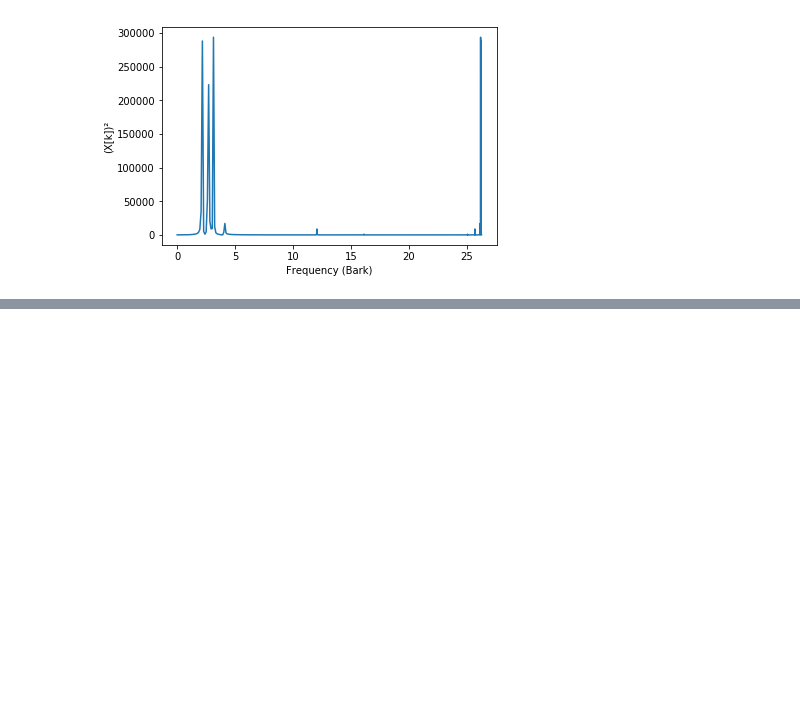
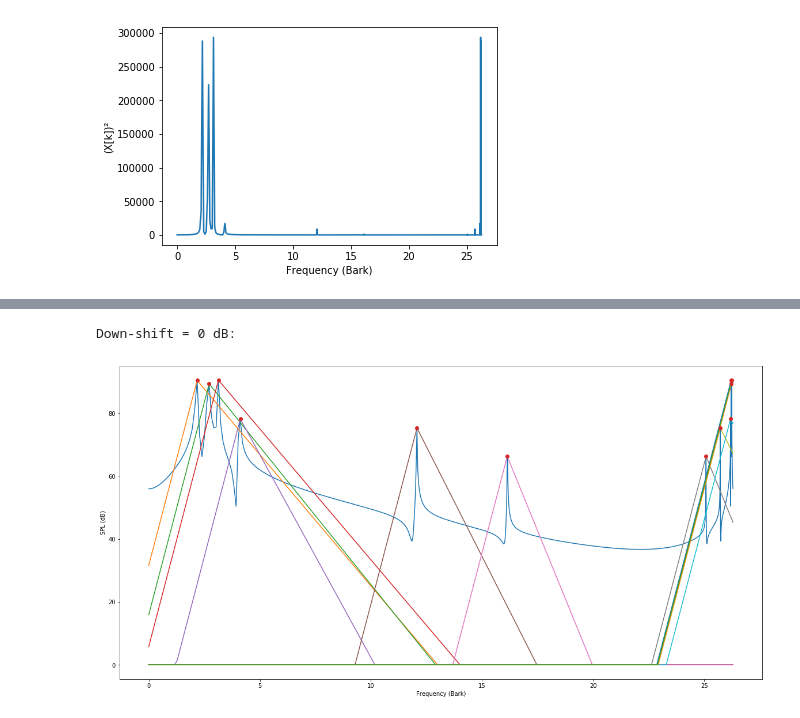
Before and after one commit to Melinghu/audio-masking-curves, a Jupyter notebook: audio-masking-curves.ipynb, the cells around one changed output, grey strips where cells are left out. Cells and saved outputs as stored; diff of their text form; code cells hidden in the pictures; blank space fills up the shorter version.

```diff
--- a/audio-masking-curves.ipynb
+++ b/audio-masking-curves.ipynb
@@ -107,0 +139,39 @@ plt.show()
+# %%
+# E aplicamos aos picos de acordo com seus espalhamentos
+
+sf_peaks_1 = spreading_function(bark, SPL, peaks, down_shift=0)
+sf_peaks_2 = spreading_function(bark, SPL, peaks, down_shift=16)
+
+
+for i in peaks:
+
+    for j in range(len(bark)):
+
+        if sf_peaks_1[i][j] < 0:
+
+            sf_peaks_1[i][j] = 0
+
+        if sf_peaks_2[i][j] < 0:
+
+            sf_peaks_2[i][j] = 0
+# %%
+# Desconsiderando o delta
+
+print('Down-shift = 0 dB: ')
+
+plt.figure(figsize=(20,10))
+plt.plot(bark, SPL)
+
+
+for i in peaks:
+
+    plt.plot(bark, sf_peaks_1[i])
+
+
+plt.plot(bark[peaks], SPL[peaks], marker ='o', ls='')
+plt.ylabel('SPL (dB)')
+plt.xlabel('Frequency (Bark)')
+plt.show()
+# %% [output]
+Down-shift = 0 dB:
+[figure, added]
```
Also changed, not shown: parts of 12 cells of this notebook, 1 other file.
